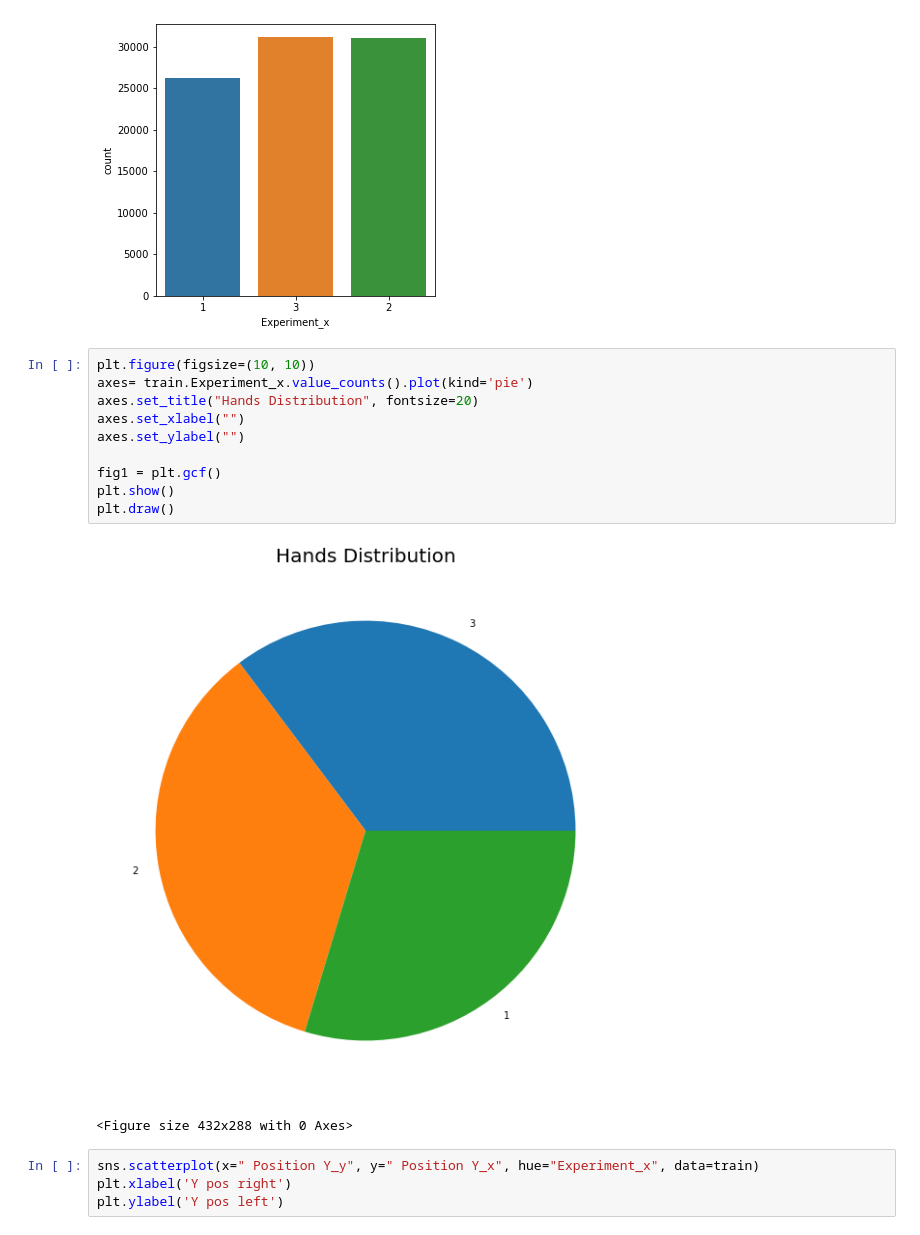
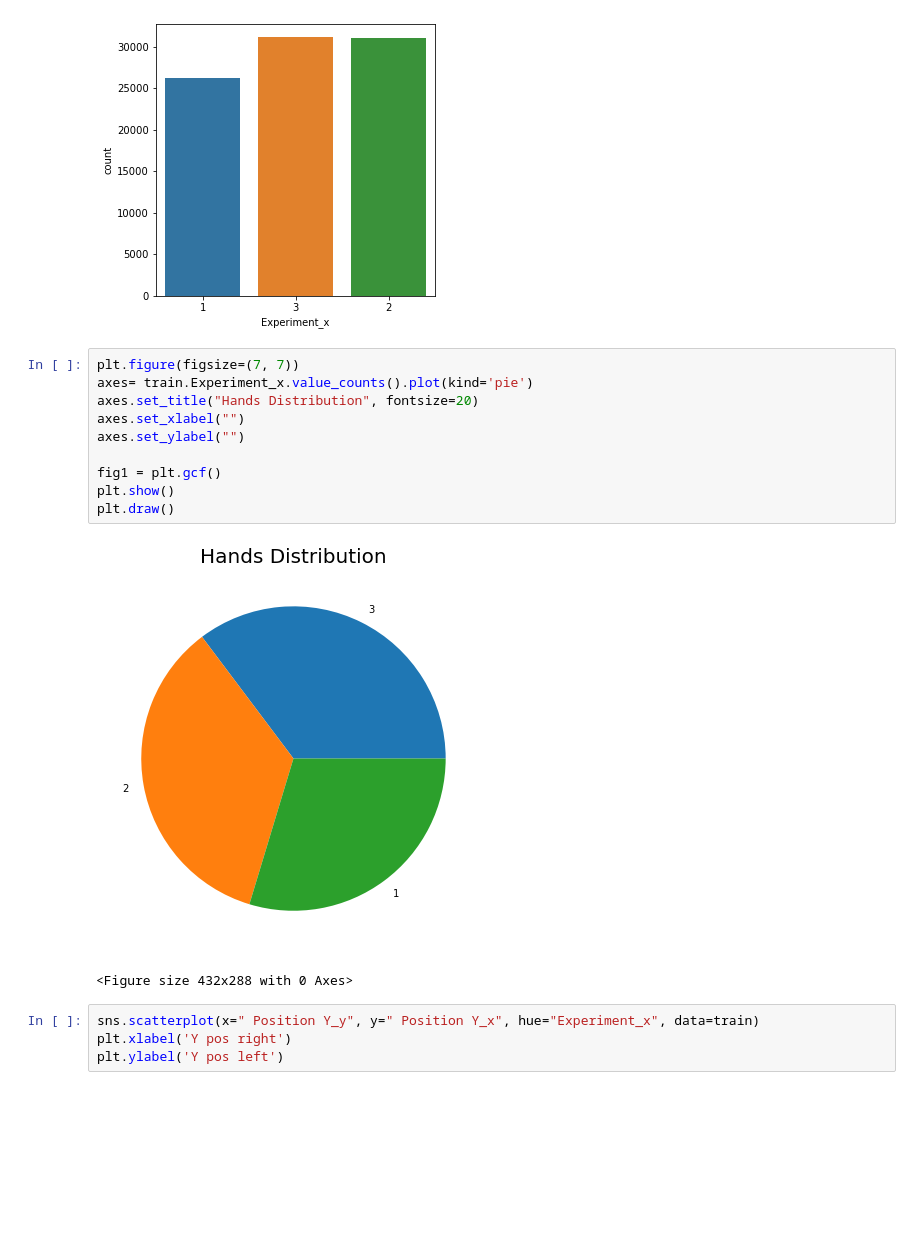
Before and after one commit to idobar1403/FinalProjectYear1, a Jupyter notebook: Hands_Classification.ipynb, the cells around one changed output. Drawn from its saved outputs; the diff is of its cells as text; blank space fills up the shorter version.

```diff
--- a/Hands_Classification.ipynb
+++ b/Hands_Classification.ipynb
@@ -128,17 +138,17 @@ sns.countplot(x = "Experiment_x", data = train)
 <AxesSubplot:xlabel='Experiment_x', ylabel='count'>
 [figure]
 # %%
-plt.figure(figsize=(10, 10))
+plt.figure(figsize=(7, 7))
 axes= train.Experiment_x.value_counts().plot(kind='pie')
 axes.set_title("Hands Distribution", fontsize=20)
 axes.set_xlabel("")
 axes.set_ylabel("")
 
 fig1 = plt.gcf()
 plt.show()
 plt.draw()
 # %% [output]
-[figure, old version]
+[figure, new version]
 <Figure size 432x288 with 0 Axes>
 # %%
 sns.scatterplot(x=" Position Y_y", y=" Position Y_x", hue="Experiment_x", data=train)
```
Also changed, not shown: parts of 94 cells of this notebook.
